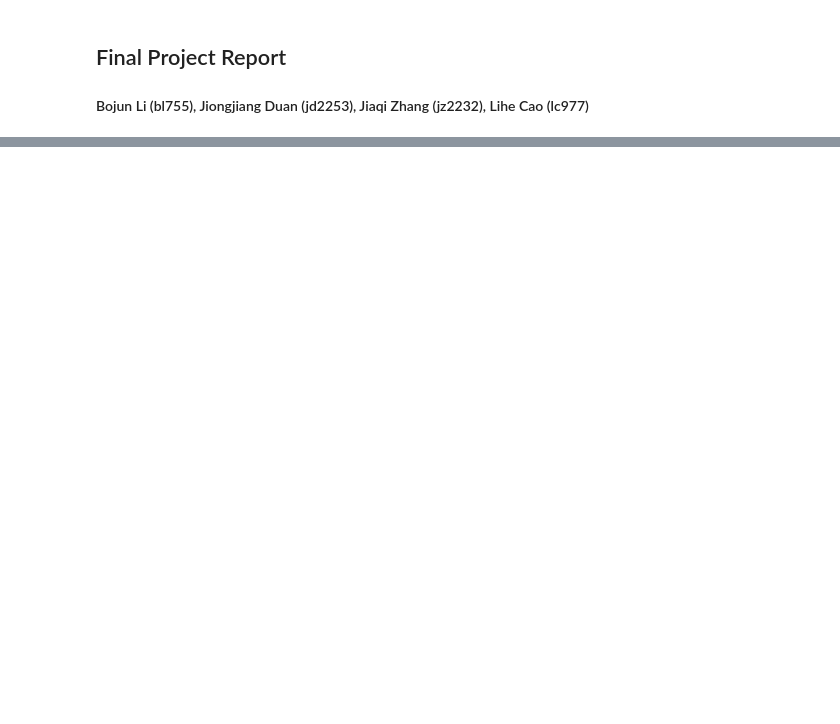
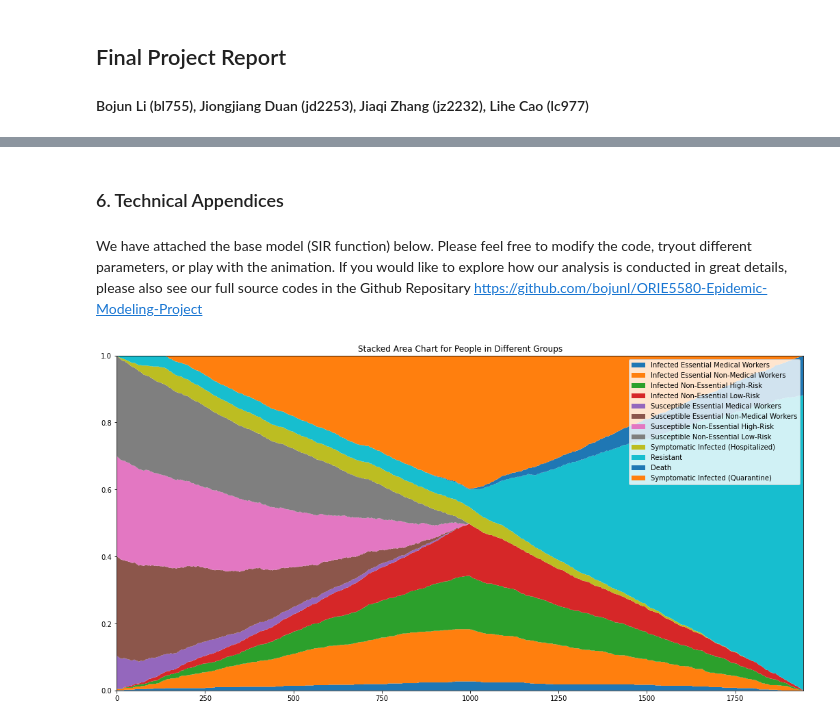
Before and after one commit to bojunl/ORIE5580-Epidemic-Modeling-Project, a Jupyter notebook: Final Report.ipynb, the cells around one changed output, grey strips where cells are left out. Saved outputs shown, nothing was run; the diff lists cells and outputs as text; code cells hidden in the pictures; blank space fills up the shorter version.

```diff
--- a/Final Report.ipynb
+++ b/Final Report.ipynb
@@ -56,0 +320,4 @@ your code-base.
+# %% [markdown]
+### 6. Technical Appendices
+# %% [markdown]
+We have attached the base model (SIR function) below. Please feel free to modify the code, tryout different parameters, or play with the animation. If you would like to explore how our analysis is conducted in great details, please also see our full source codes in the Github Repositary https://github.com/bojunl/ORIE5580-Epidemic-Modeling-Project
@@ -56,0 +732,41 @@ your code-base.
+# %%
+c1_infect_hist, c2_infect_hist, c3_infect_hist, c4_infect_hist, c1_suscep_hist, c2_suscep_hist, c3_suscep_hist, c4_suscep_hist\
+, Is_hist, R_hist, death_hist, quar_hist = SIR(100, 300, 300, 300, 1, 3, 1, 0, 0, 0, 50, 0.5, 0.1, 0.3, 0.01, 0.02, 1.5, 0.5, 0.05, 0.6, 50, True)
+
+c1_inf_num = [len(item) for item in c1_infect_hist]
+c2_inf_num = [len(item) for item in c2_infect_hist]
+c3_inf_num = [len(item) for item in c3_infect_hist]
+c4_inf_num = [len(item) for item in c4_infect_hist]
+c1_sus_num = [len(item) for item in c1_suscep_hist]
+c2_sus_num = [len(item) for item in c2_suscep_hist]
+c3_sus_num = [len(item) for item in c3_suscep_hist]
+c4_sus_num = [len(item) for item in c4_suscep_hist]
+Is_num = [len(item) for item in Is_hist]
+R_num = [len(item) for item in R_hist]
+D_num = [len(item) for item in death_hist]
+Q_num = [len(item) for item in quar_hist]
+
+data = pd.DataFrame({'Infected Essential Medical Workers':c1_inf_num, 'Infected Essential Non-Medical Workers':c2_inf_num, \
+                    'Infected Non-Essential High-Risk':c3_inf_num, 'Infected Non-Essential Low-Risk':c4_inf_num, \
+                    'Susceptible Essential Medical Workers':c1_sus_num, 'Susceptible Essential Non-Medical Workers':c2_sus_num, \
+                    'Susceptible Non-Essential High-Risk': c3_sus_num, 'Susceptible Non-Essential Low-Risk':c4_sus_num, \
+                    'Symptomatic Infected (Hospitalized)':Is_num, 'Resistant':R_num, 'Death':D_num, 'Symptomatic Infected (Quarantine)':Q_num})
+
+data_perc = data.divide(data.sum(axis=1), axis = 0)
+# %%
+# Animation
+for i in range(1, len(c1_inf_num)):
+    IPython.display.clear_output(wait = True)
+    plt.figure(figsize=(18, 9))
+    plt.stackplot(range(0,i),  data_perc["Infected Essential Medical Workers"][:i],  data_perc["Infected Essential Non-Medical Workers"][:i], \
+              data_perc["Infected Non-Essential High-Risk"][:i], data_perc["Infected Non-Essential Low-Risk"][:i], \
+              data_perc["Susceptible Essential Medical Workers"][:i], data_perc["Susceptible Essential Non-Medical Workers"][:i], \
+              data_perc["Susceptible Non-Essential High-Risk"][:i], data_perc["Susceptible Non-Essential Low-Risk"][:i], \
+              data_perc["Symptomatic Infected (Hospitalized)"][:i], data_perc["Resistant"][:i], data_perc["Death"][:i], data_perc["Symptomatic Infected (Quarantine)"][:i], labels=data_perc.columns)
+    plt.legend(loc='upper right')
+    plt.margins(0,0)
+    plt.title('Stacked Area Chart for People in Different Groups')
+    plt.show()
+    time.sleep(0.001)
+# %% [output]
+[figure, added]
```
Also changed, not shown: parts of 57 cells of this notebook.
